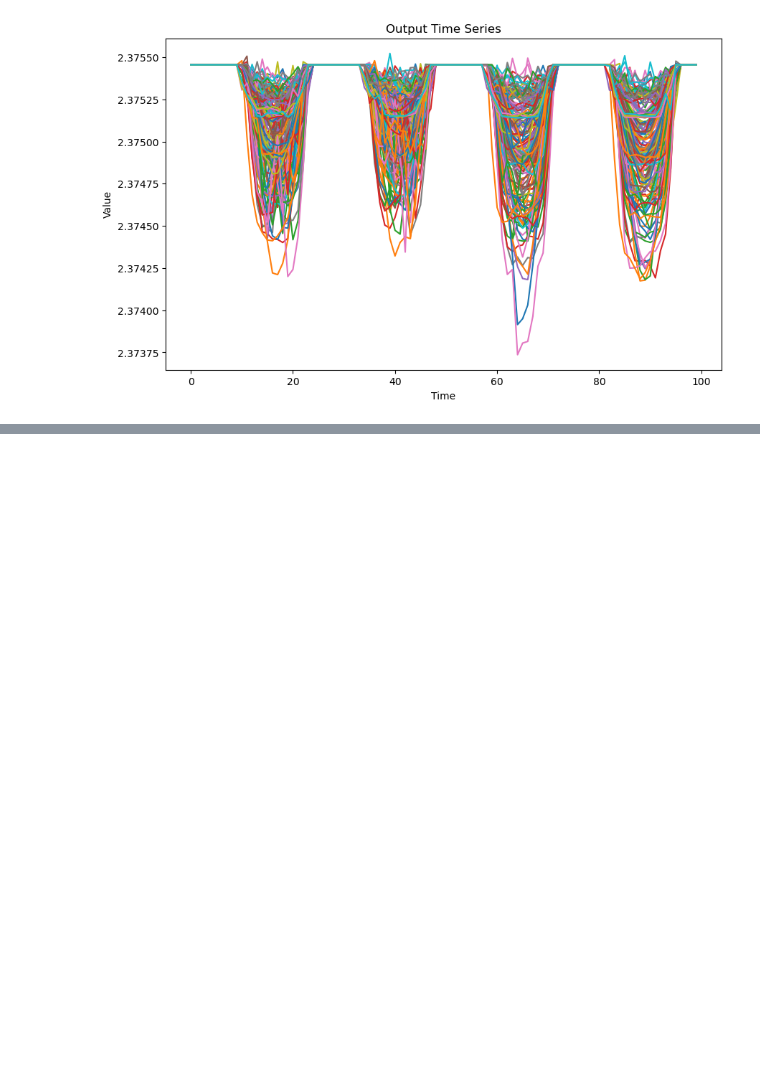
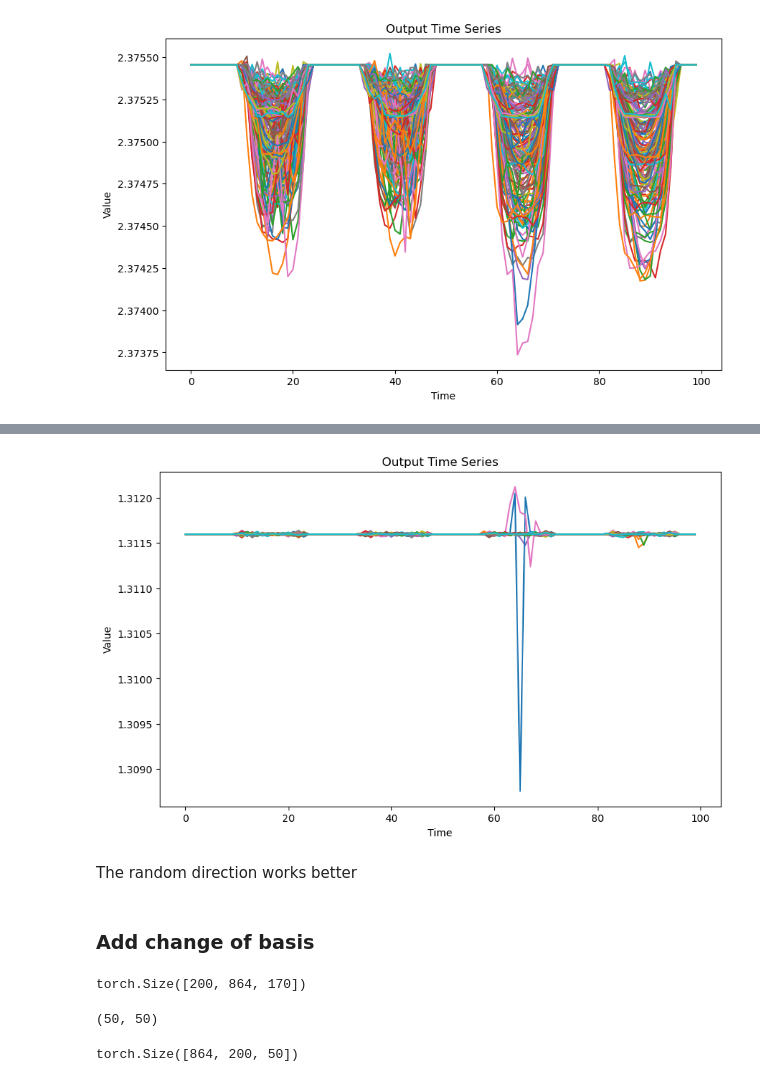
Before and after one commit to NGMLGroup/Koopman-TGNN-Interpretability, a Jupyter notebook: DynGESN_DMD.ipynb, the cells around one changed output, grey strips where cells are left out. Saved outputs shown, nothing was run; the diff lists cells and outputs as text; code cells hidden in the pictures; blank space fills up the shorter version.

```diff
--- a/DynGESN_DMD.ipynb
+++ b/DynGESN_DMD.ipynb
@@ -420,0 +432,30 @@ Proiettare sul primo o i primi due autostati mostra pattern molto piccoli
+# %%
+proj_statef = (states.cpu() @ V_global[:,-1]).real
+
+proj_states_f = torch.zeros_like(states.cpu())
+
+for i in range(proj_statef.shape[0]):
+    for j in range(proj_statef.shape[1]):
+        proj_states_f[i,j,:] = proj_statef[i,j] * V_global[:,-1]
+# %%
+output = loaded_model(proj_states_f.to(device)).squeeze()
+
+plt.figure(figsize=(10, 6))
+
+for i in range(output.shape[1]):
+    plt.plot(output[:100, i].cpu().detach().numpy())
+
+plt.xlabel('Time')
+plt.ylabel('Value')
+plt.title('Output Time Series')
+plt.show()
+# %% [output]
+[figure, added]
+# %% [markdown]
+The random direction works better
+# %% [markdown]
+### Add change of basis
+# %%
+states.shape
+# %% [output]
+torch.Size([200, 864, 170])
@@ -420,0 +471,4 @@ Proiettare sul primo o i primi due autostati mostra pattern molto piccoli
+# %%
+K1.shape
+# %% [output]
+(50, 50)
@@ -420,0 +485,4 @@ Proiettare sul primo o i primi due autostati mostra pattern molto piccoli
+# %%
+n_states.shape
+# %% [output]
+torch.Size([864, 200, 50])
```
Also changed, not shown: parts of 61 cells of this notebook.
